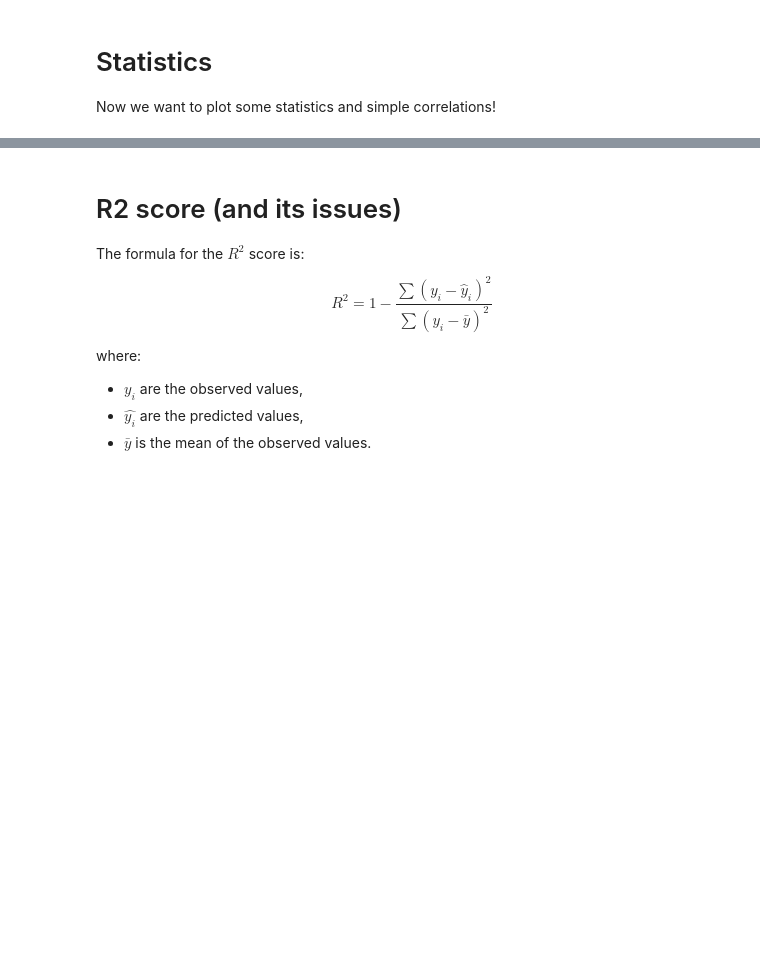
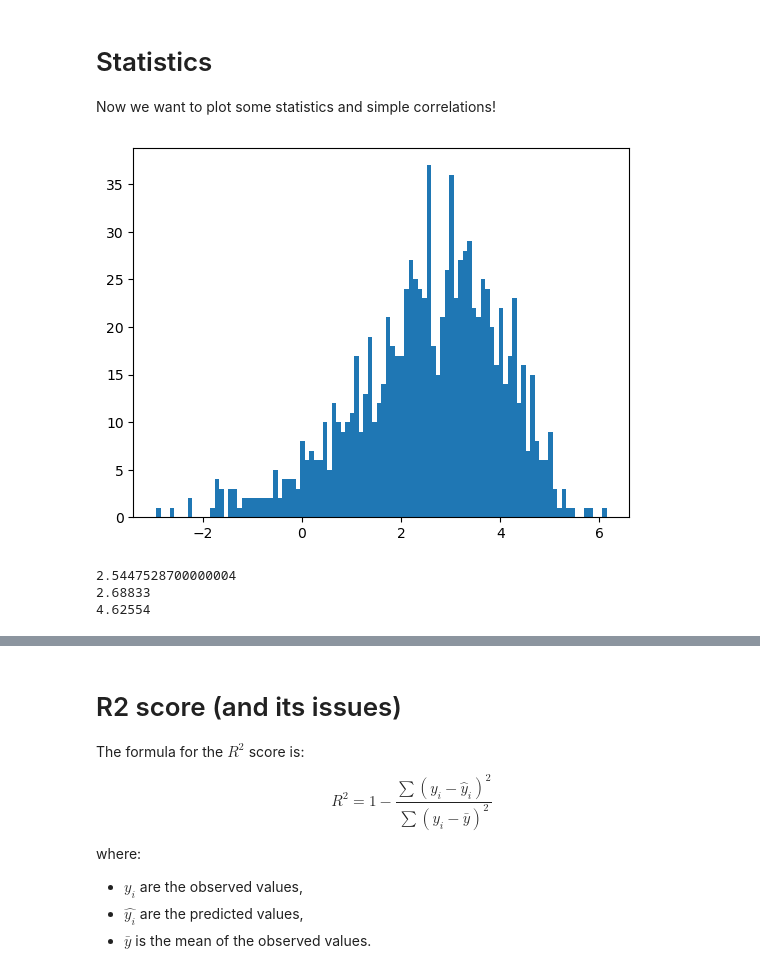
Before and after one commit to Lemonatix/how-to-python, a Jupyter notebook: chem_python/drawing_molecules.ipynb, the cells around one changed output, grey strips where cells are left out. Drawn from its saved outputs; the diff is of its cells as text; code cells hidden in the pictures; blank space fills up the shorter version.

```diff
--- a/chem_python/drawing_molecules.ipynb
+++ b/chem_python/drawing_molecules.ipynb
@@ -120,7 +120,7 @@ file = open(file_path, "r", encoding="utf-8")
 # %%
 #using pandas ... might need to pip install it
 header = file.readline()
-smiles, logP = [], []
+smiles, logP, dls = [], [], []
 
 for i in range(1000):
     smile = file.readline()[1:]
@@ -128,7 +128,6 @@ for i in range(1000):
     daten = [float(f) for f in file.readline()[2:].strip("\n").split(",")]
     smiles.append(smile)
     logP.append(daten[0])
+    dls.append(daten[1])
 print(smile)
-
-logP
 # %% [output]
@@ -210,3 +177,19 @@ df
 # Statistics
 
 Now we want to plot some statistics and simple correlations!
+# %%
+import numpy as np
+logP = np.array(logP)
+# %%
+import matplotlib.pyplot as plt
+_ = plt.hist(logP, 100)
+# %% [output]
+[figure, added]
+# %%
+print(np.mean(logP))
+print(np.median(logP))
+print(np.percentile(logP, 95))
+# %% [output]
+2.5447528700000004
+2.68833
+4.62554
```
Also changed, not shown: parts of 4 cells of this notebook.
